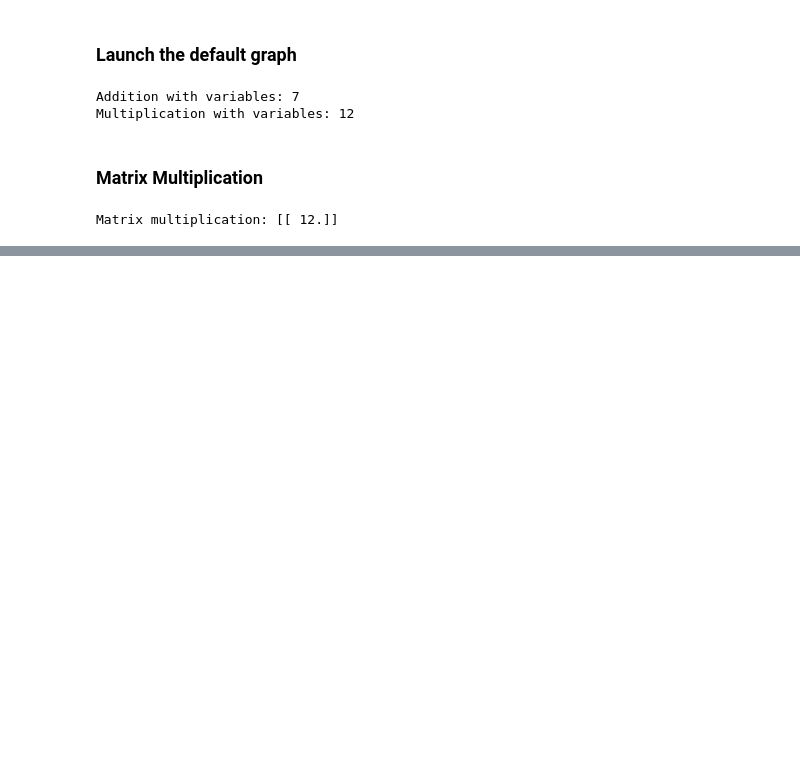
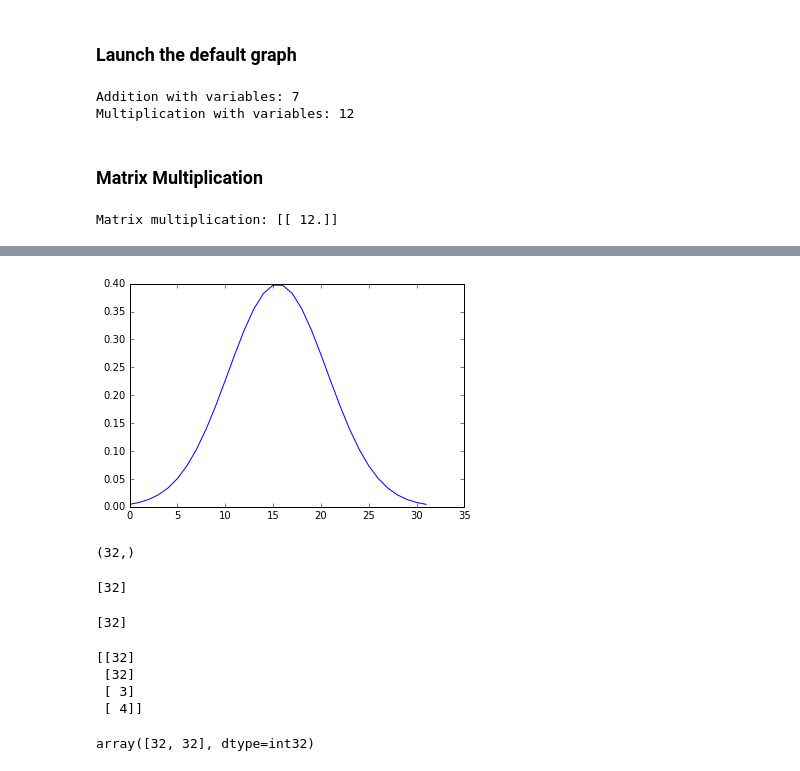
Before and after one commit to MarvinBertin/TensorFlow-Algorithms, a Jupyter notebook: Basics.ipynb, the cells around one changed output, grey strips where cells are left out. Drawn from its saved outputs; the diff is of its cells as text; code cells hidden in the pictures; blank space fills up the shorter version.

```diff
--- a/Basics.ipynb
+++ b/Basics.ipynb
@@ -55,3 +58,6 @@ with tf.Session() as sess:
     print "Matrix multiplication: {}".format(sess.run(product))
 # %% [output]
 Matrix multiplication: [[ 12.]]
+# %%
+n_values = 32
+x = tf.linspace(-3.0, 3.0, n_values)
@@ -57,0 +81,35 @@ Matrix multiplication: [[ 12.]]
+# %%
+# %% Now a tf.Operation
+# We'll use our values from [-3, 3] to create a Gaussian Distribution
+sigma = 1.0
+mean = 0.0
+z = (tf.exp(tf.neg(tf.pow(x - mean, 2.0) /
+                   (2.0 * tf.pow(sigma, 2.0)))) *
+     (1.0 / (sigma * tf.sqrt(2.0 * 3.1415))))
+# %%
+plt.plot(z.eval())
+plt.show()
+# %% [output]
+[figure, added]
+# %%
+# %% We can find out the shape of a tensor like so:
+print(z.get_shape())
+# %% [output]
+(32,)
+# %%
+# %% Or in a more friendly format
+print(z.get_shape().as_list())
+# %% [output]
+[32]
+# %%
+print(tf.shape(z).eval())
+# %% [output]
+[32]
+# %%
+# %% We can combine tensors like so:
+print(tf.pack([tf.shape(z), tf.shape(z), [3], [4]]).eval())
+# %% [output]
+[[32]
+ [32]
+ [ 3]
+ [ 4]]
@@ -57,0 +119,4 @@ Matrix multiplication: [[ 12.]]
+# %%
+tf.shape(z_2d).eval()
+# %% [output]
+array([32, 32], dtype=int32)
```
Also changed, not shown: parts of 20 cells of this notebook.
